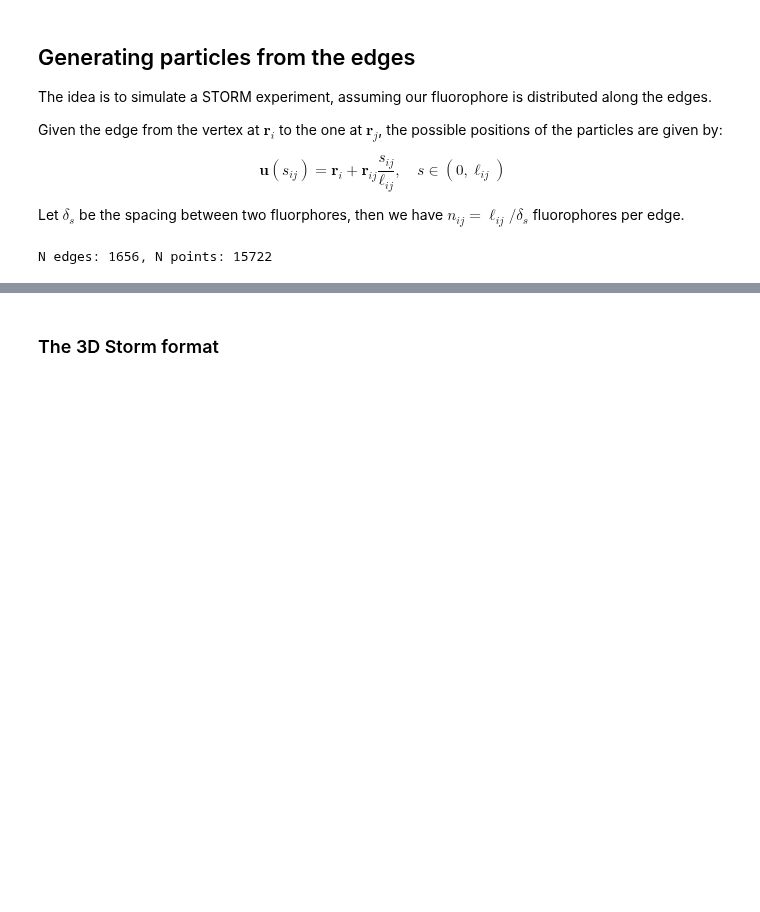
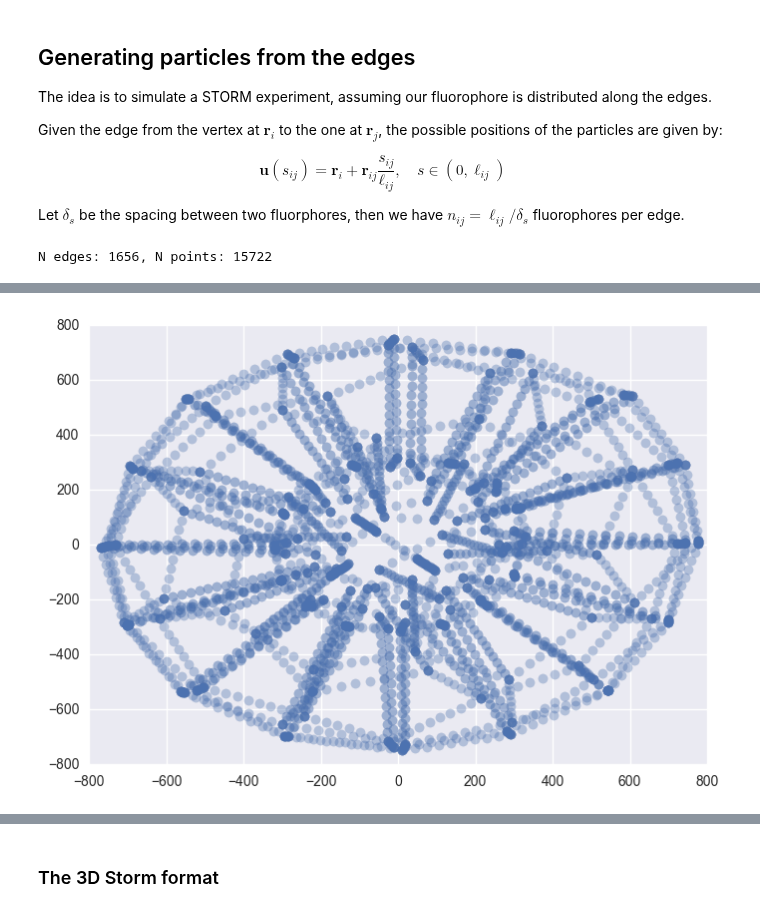
Before and after one commit to glyg/notebooks, a Jupyter notebook: tyssue/Particles export.ipynb, the cells around one changed output, grey strips where cells are left out. Cells and saved outputs as stored; diff of their text form; code cells hidden in the pictures; blank space fills up the shorter version.

```diff
--- a/tyssue/Particles export.ipynb
+++ b/tyssue/Particles export.ipynb
@@ -21,7 +21,7 @@ import matplotlib.pyplot as plt
 %matplotlib qt
 import seaborn as sns
 # %%
-datasets = hdf5.load_datasets('../tyssue/small_ellipsoid.hf5',
+datasets = hdf5.load_datasets('small_ellipsoid.hf5',
                               data_names=['vert', 'edge',
                                           'face', 'cell'])
 specs = config.geometry.bulk_spec()
@@ -117,0 +81,5 @@ fig.set_size_inches((12, 6))
+# %%
+pos_noise = 5
+
+pos_noise = np.random.normal(scale=pos_noise, size=(points.shape[0], 3))
+points[monolayer.coords] += pos_noise
@@ -117,0 +96,6 @@ fig.set_size_inches((12, 6))
+# %%
+fig, ax = plt.subplots()
+ax.plot(*points[['x', 'y']].T.values, 'o', alpha=0.1)
+fig
+# %% [output]
+[figure, added]
```
Also changed, not shown: parts of 12 cells of this notebook, 1 other file.
